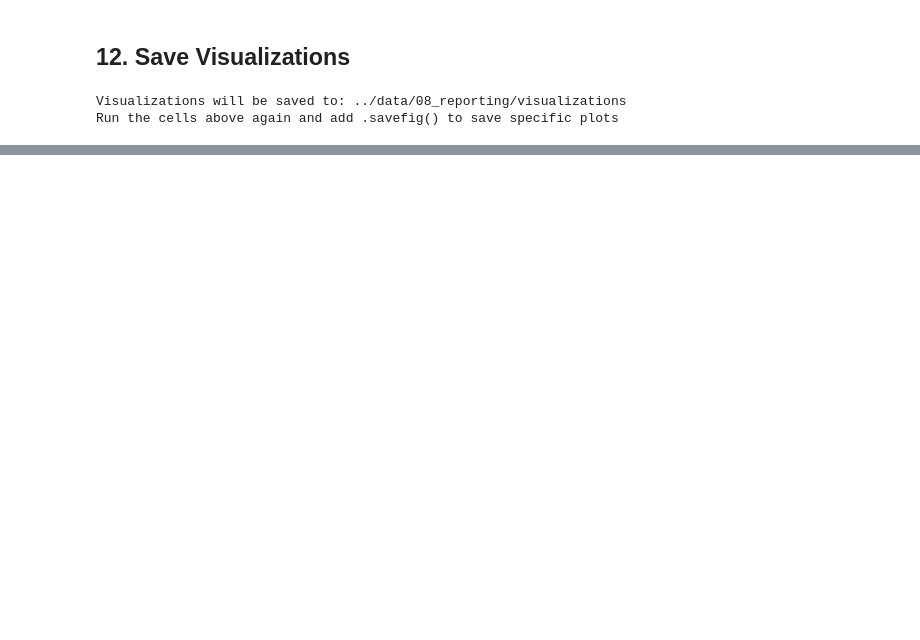
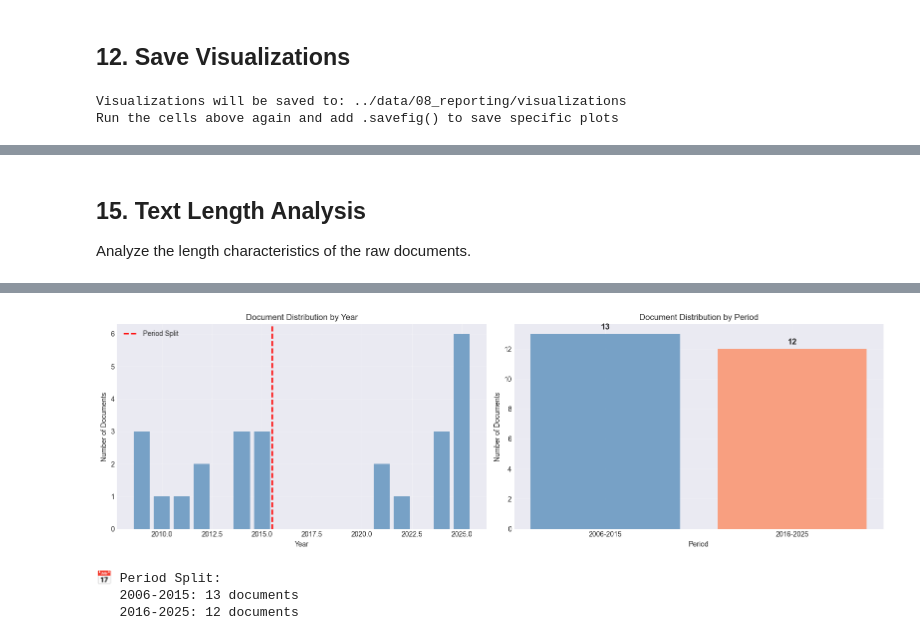
Before and after one commit to eslywadan/lsa-markus, a Jupyter notebook: notebooks/01_visualize_results.ipynb, the cells around one changed output, grey strips where cells are left out. Cells and saved outputs as stored; diff of their text form; code cells hidden in the pictures; blank space fills up the shorter version.

```diff
--- a/notebooks/01_visualize_results.ipynb
+++ b/notebooks/01_visualize_results.ipynb
@@ -401,0 +677,42 @@ Run the cells above again and add .savefig() to save specific plots
+# %% [markdown]
+## 15. Text Length Analysis
+
+Analyze the length characteristics of the raw documents.
+# %%
+# Visualize temporal distribution of documents
+raw_data['news_date'] = pd.to_datetime(raw_data['news_date'])
+raw_data['year'] = raw_data['news_date'].dt.year
+
+fig, axes = plt.subplots(1, 2, figsize=(16, 5))
+
+# 1. Documents per year
+year_counts = raw_data['year'].value_counts().sort_index()
+axes[0].bar(year_counts.index, year_counts.values, color='steelblue', alpha=0.7)
+axes[0].set_xlabel('Year')
+axes[0].set_ylabel('Number of Documents')
+axes[0].set_title('Document Distribution by Year')
+axes[0].grid(True, alpha=0.3)
+axes[0].axvline(x=2015.5, color='red', linestyle='--', linewidth=2, label='Period Split')
+axes[0].legend()
+
+# 2. Period distribution (2006-2015 vs 2016-2025)
+raw_data['period'] = raw_data['year'].apply(lambda x: '2006-2015' if x <= 2015 else '2016-2025')
+period_counts = raw_data['period'].value_counts()
+
+axes[1].bar(period_counts.index, period_counts.values, color=['steelblue', 'coral'], alpha=0.7)
+axes[1].set_xlabel('Period')
+axes[1].set_ylabel('Number of Documents')
+axes[1].set_title('Document Distribution by Period')
+axes[1].grid(True, alpha=0.3)
+
+# Add count labels on bars
+for i, (period, count) in enumerate(period_counts.items()):
+    axes[1].text(i, count + 0.2, str(count), ha='center', va='bottom', fontsize=12, fontweight='bold')
+
+plt.tight_layout()
+plt.show()
+
+print(f"\n📅 Period Split:")
+print(f"   2006-2015: {period_counts.get('2006-2015', 0)} documents")
+print(f"   2016-2025: {period_counts.get('2016-2025', 0)} documents")
+# %% [output]
@@ -401,0 +720,4 @@ Run the cells above again and add .savefig() to save specific plots
+[figure, added]
+📅 Period Split:
+   2006-2015: 13 documents
+   2016-2025: 12 documents
```
Also changed, not shown: parts of 21 cells of this notebook, 35 other files.
